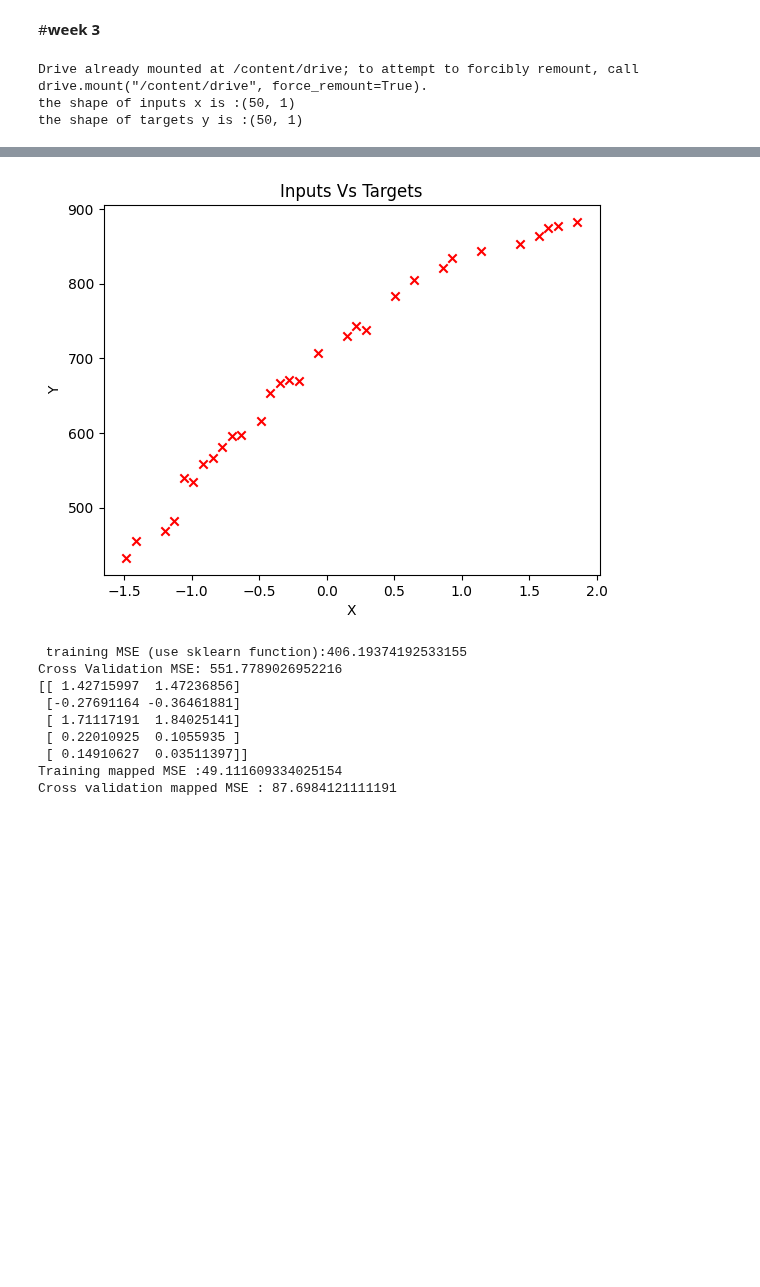
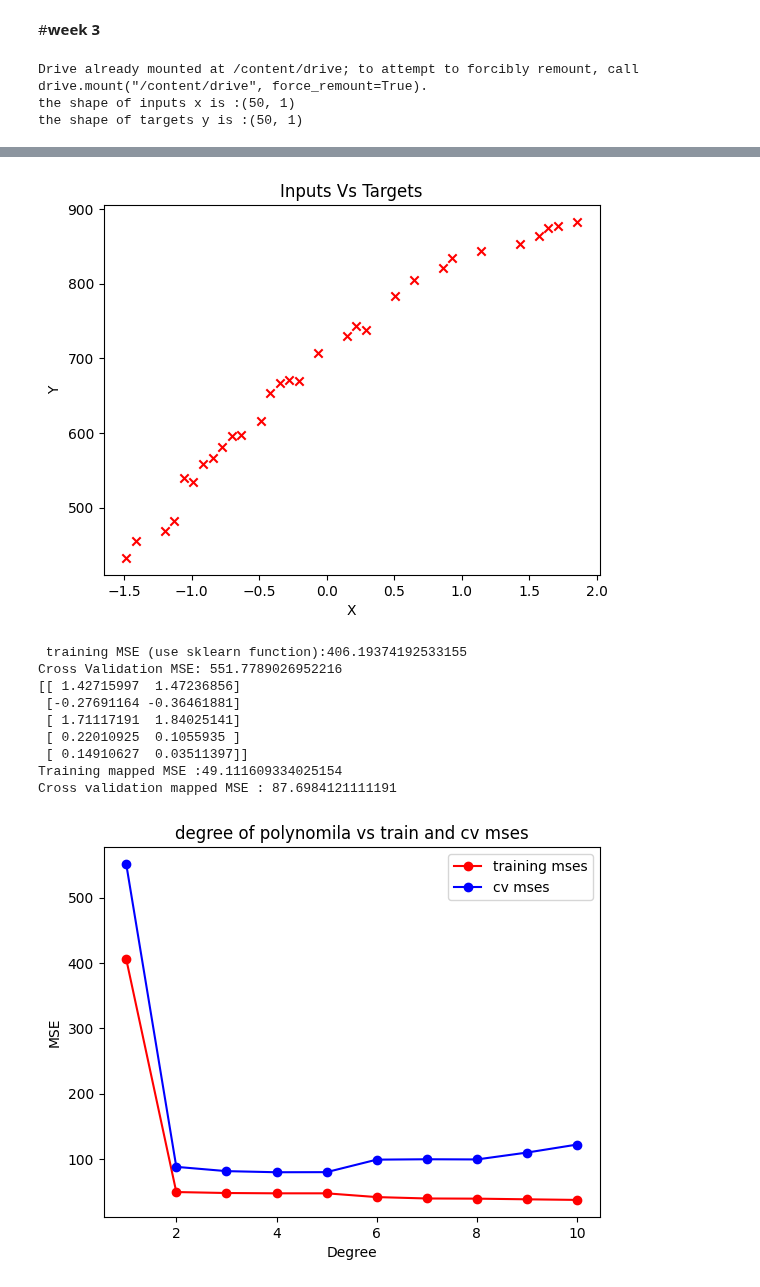
Before and after one commit to Aboelsaood23/Aboelsaood23, a Jupyter notebook: specilaization_1_Course_2.ipynb, the cells around one changed output, grey strips where cells are left out. Saved outputs shown, nothing was run; the diff lists cells and outputs as text; code cells hidden in the pictures; blank space fills up the shorter version.

```diff
--- a/specilaization_1_Course_2.ipynb
+++ b/specilaization_1_Course_2.ipynb
@@ -776,30 +776,71 @@ print(f"Training mapped MSE :{mean_squared_error(y_train,yhat)/2}")
 
 #  do the same for validation data
 x_cv_mapped =poly.transform(x_cv)
 x_cv_mapped_scaled = scaler_poly.transform(x_cv_mapped)
 yhat =model.predict(x_cv_mapped_scaled)
 print(f"Cross validation mapped MSE : {mean_squared_error(y_cv,yhat)/2}")
+
+# to know which ploynimail degree is better let's do it many values
+train_mses =[]
+cv_mses =[]
+models =[]
+scalers =[]
+
+for degree in range(1,11):
+    #add polynomial featrues and scale the training set
+  poly =PolynomialFeatures(degree,include_bias=False)
+  x_train_mapped =poly.fit_transform(x_train)
+  scaler_poly =StandardScaler()
+  x_train_mapped_scaled =scaler_poly.fit_transform(x_train_mapped)
+  scalers.append(scaler_poly)
+  #create and train model
+  model =LinearRegression()
+  model.fit(x_train_mapped_scaled,y_train)
+  models.append(model)
+  #compute training set MSE
+  yhat =model.predict(x_train_mapped_scaled)
+  train_mse =mean_squared_error(y_train,yhat)/2
+  train_mses.append(train_mse)
+  # add polynomial featrues and scale to cross validation set
+  poly =PolynomialFeatures(degree,include_bias =False)
+  x_cv_mapped =poly.fit_transform(x_cv)
+  x_cv_mapped_scaled =scaler_poly.transform(x_cv_mapped)
+  # compute cross validation mse directly using same model
+  yhat = model.predict(x_cv_mapped_scaled)
+  cv_mse =mean_squared_error(y_cv,yhat)/2
+  cv_mses.append(cv_mse)
+
+degree =range(1,11) # to use it on x-axis
+
+plt.plot(degree,train_mses,marker='o',c ='r',label ='training mses')
+plt.plot(degree,cv_mses,marker='o',c='b',label ='cv mses')
+plt.title("degree of polynomila vs train and cv mses")
+plt.xlabel("Degree")
+plt.ylabel("MSE")
+plt.legend()
+plt.show()
 # %% [output]
 Drive already mounted at /content/drive; to attempt to forcibly remount, call drive.mount("/content/drive", force_remount=True).
 the shape of inputs x is :(50, 1)
 the shape of targets y is :(50, 1)
 [figure]
  shape of training set input is (30, 1)
  shape of trainig set (target) is (30, 1)
 
  shape of cross validation set (input) is (10, 1)
  shape of cross validation set (target) is (10, 1)
 
  shape of test set (input) is :(10, 1)
 shape of test set is (target) is: (10, 1)
 [figure]
 [figure]
  training MSE (use sklearn function):406.19374192533155
 Cross Validation MSE: 551.7789026952216
 [[ 1.42715997  1.47236856]
  [-0.27691164 -0.36461881]
  [ 1.71117191  1.84025141]
  [ 0.22010925  0.1055935 ]
  [ 0.14910627  0.03511397]]
 Training mapped MSE :49.111609334025154
 Cross validation mapped MSE : 87.6984121111191
+[figure, added]
```
Also changed, not shown: parts of 15 cells of this notebook.
